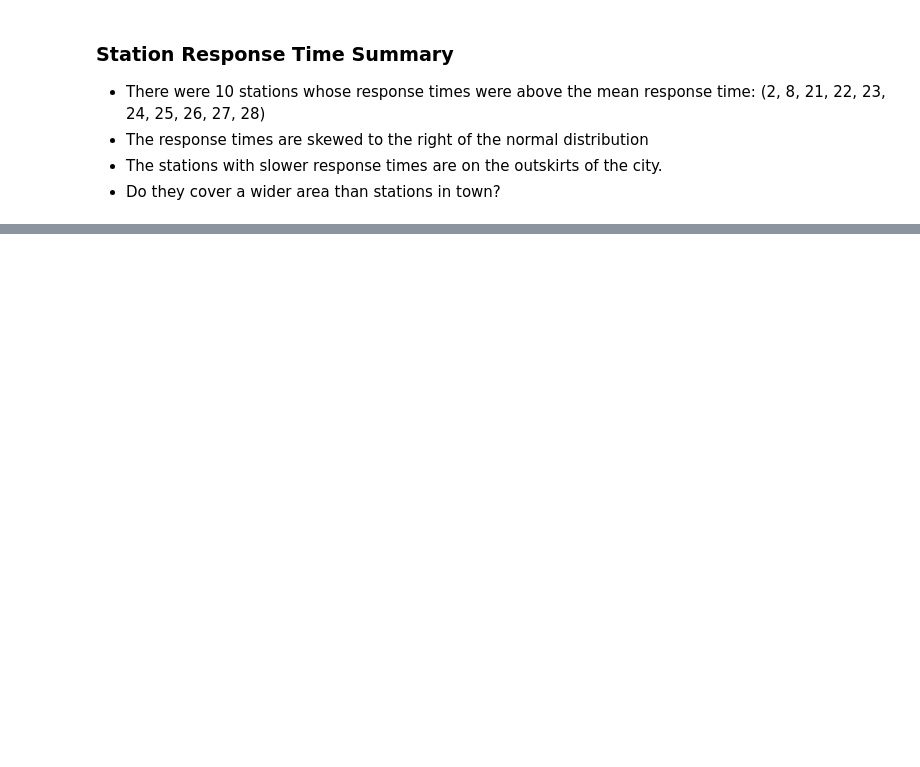
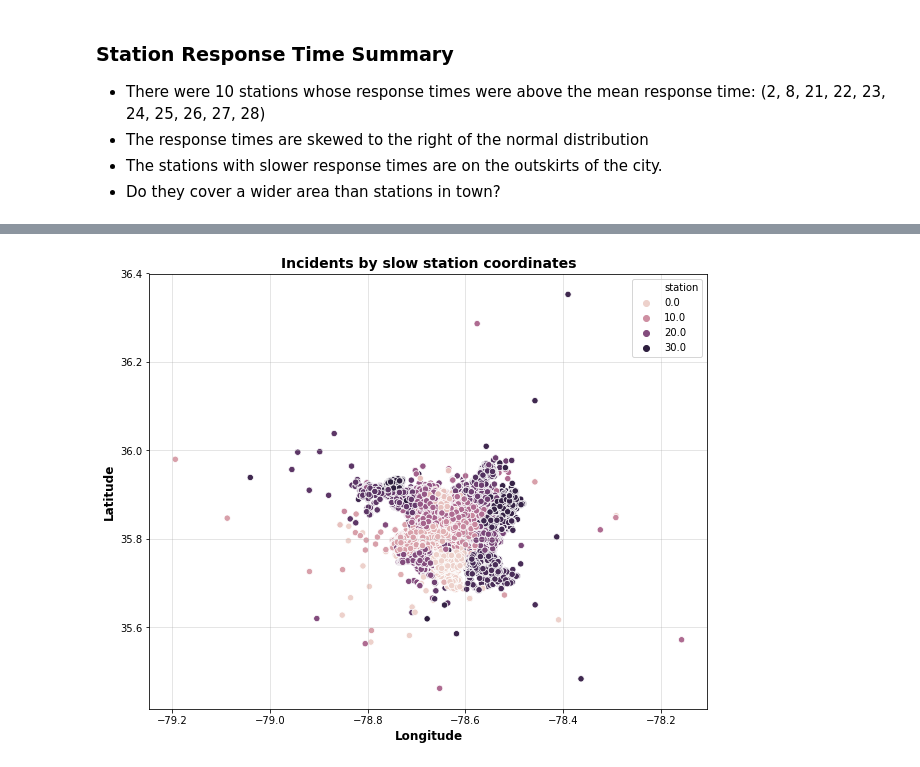
Before and after one commit to xjarodx/Project_1_Group_7, a Jupyter notebook: Fire_Stations.ipynb, the cells around one changed output, grey strips where cells are left out. Saved outputs shown, nothing was run; the diff lists cells and outputs as text; code cells hidden in the pictures; blank space fills up the shorter version.

```diff
--- a/Fire_Stations.ipynb
+++ b/Fire_Stations.ipynb
@@ -282,3 +302,5 @@ fig
 - The response times are skewed to the right of the normal distribution
 - The stations with slower response times are on the outskirts of the city.
 - Do they cover a wider area than stations in town?
+# %%
+slow_df = df.loc[df['station'].isin(slow_stations)]
@@ -284,0 +344,13 @@ fig
+# %%
+sns.scatterplot(data=slow_df_no, x='Longitude', y='Latitude', hue='station', legend='brief', s=40)
+fig = plt.gcf()
+fig.set_size_inches(10, 8)
+fig.ylimit=(-60,45)
+fig.xlimit=(-65,85)
+plt.grid(alpha=0.4)
+plt.xlabel('Longitude', fontsize=12, fontweight='bold')
+plt.ylabel('Latitude', fontsize=12, fontweight='bold')
+plt.title("Incidents by slow station coordinates", fontsize=14, fontweight='bold')
+plt.savefig('./graphics/slow_station.png')
+# %% [output]
+[figure, added]
```
Also changed, not shown: parts of 24 cells of this notebook, 31 other files.
